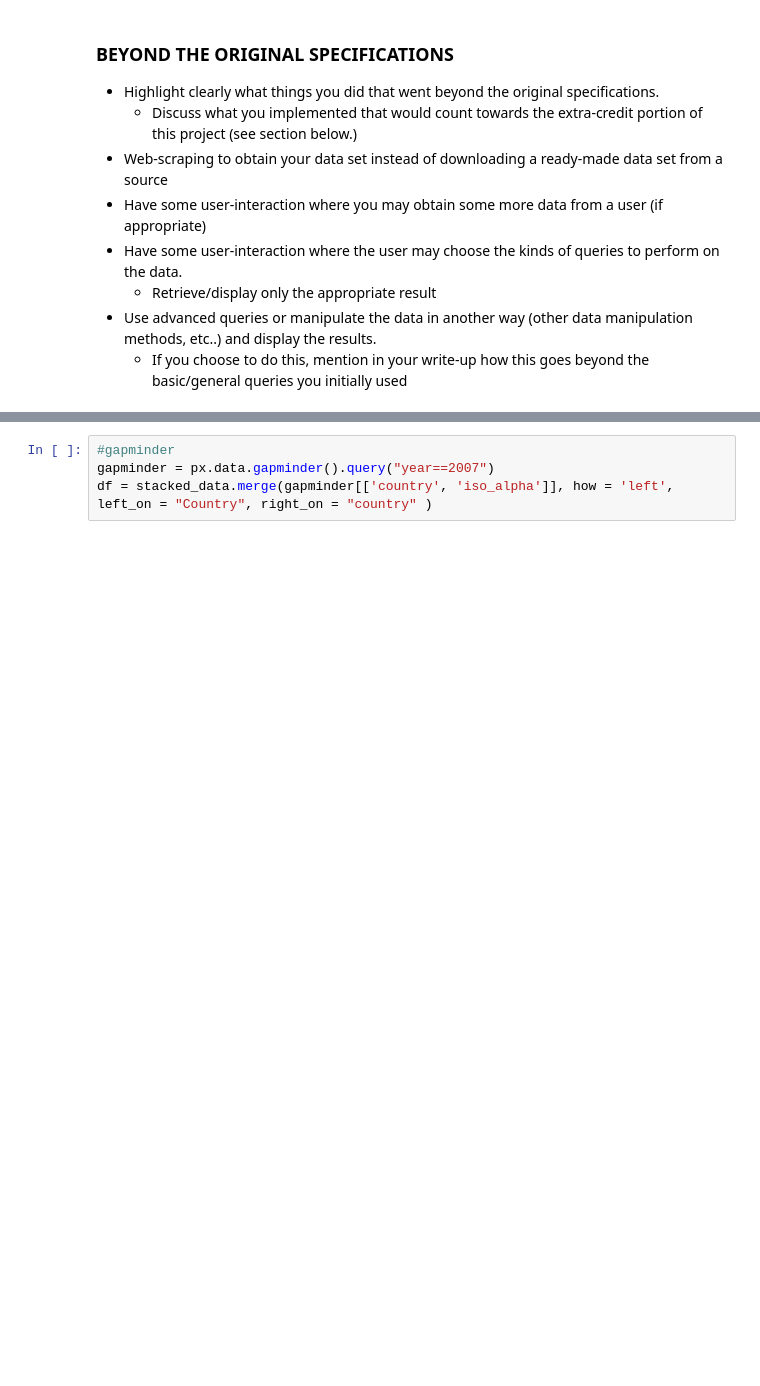
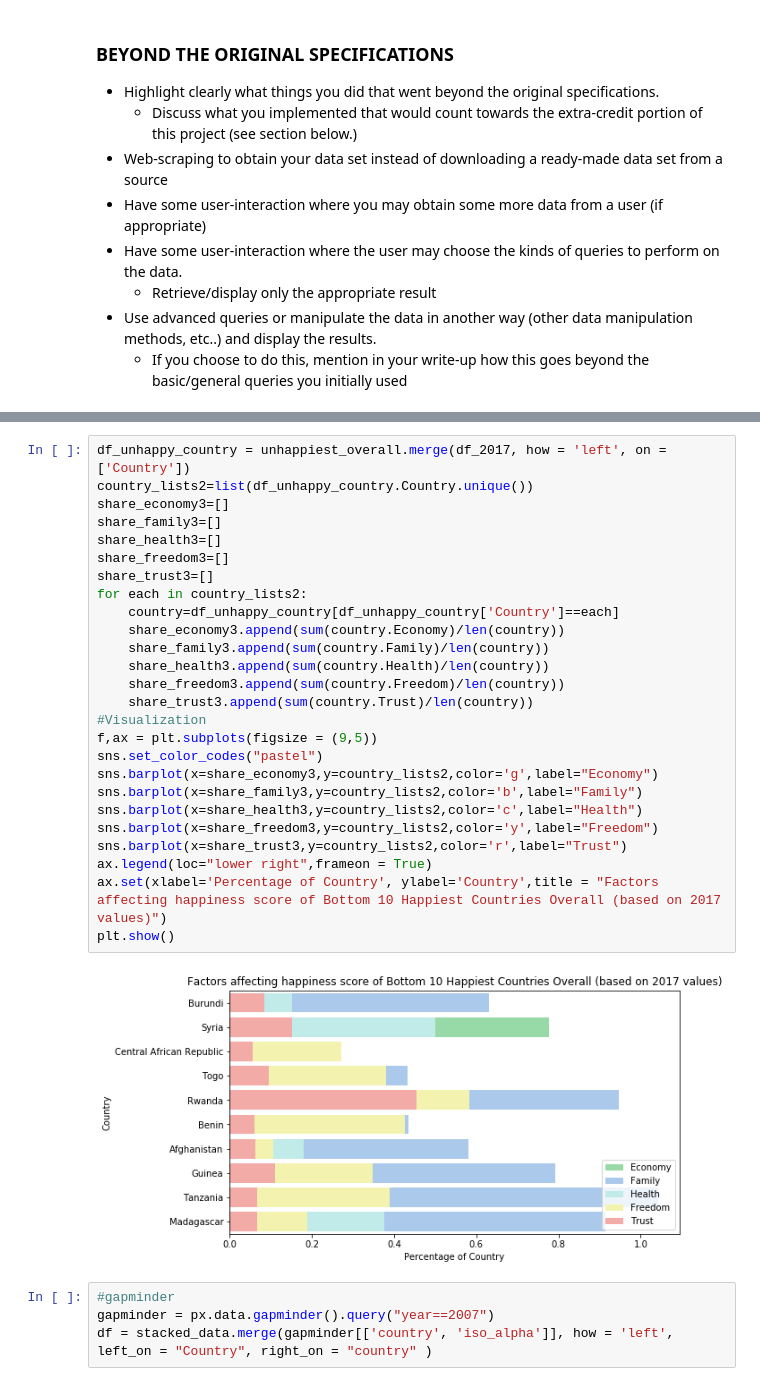
Before and after one commit to jmcarpenter37/HappinessAnalysis, a Jupyter notebook: Code/CS 5010 - Final.ipynb, the cells around one changed output, grey strips where cells are left out. Drawn from its saved outputs; the diff is of its cells as text; blank space fills up the shorter version.

```diff
--- a/Code/CS 5010 - Final.ipynb
+++ b/Code/CS 5010 - Final.ipynb
@@ -348,3 +425,31 @@ plt.show()
+# %%
+df_unhappy_country = unhappiest_overall.merge(df_2017, how = 'left', on = ['Country'])
+country_lists2=list(df_unhappy_country.Country.unique())
+share_economy3=[]
+share_family3=[]
+share_health3=[]
+share_freedom3=[]
+share_trust3=[]
+for each in country_lists2:
+    country=df_unhappy_country[df_unhappy_country['Country']==each]
+    share_economy3.append(sum(country.Economy)/len(country))
+    share_family3.append(sum(country.Family)/len(country))
+    share_health3.append(sum(country.Health)/len(country))
+    share_freedom3.append(sum(country.Freedom)/len(country))
+    share_trust3.append(sum(country.Trust)/len(country))
+#Visualization
+f,ax = plt.subplots(figsize = (9,5))
+sns.set_color_codes("pastel")
+sns.barplot(x=share_economy3,y=country_lists2,color='g',label="Economy")
+sns.barplot(x=share_family3,y=country_lists2,color='b',label="Family")
+sns.barplot(x=share_health3,y=country_lists2,color='c',label="Health")
+sns.barplot(x=share_freedom3,y=country_lists2,color='y',label="Freedom")
+sns.barplot(x=share_trust3,y=country_lists2,color='r',label="Trust")
+ax.legend(loc="lower right",frameon = True)
+ax.set(xlabel='Percentage of Country', ylabel='Country',title = "Factors affecting happiness score of Bottom 10 Happiest Countries Overall (based on 2017 values)")
+plt.show()
+# %% [output]
+[figure, added]
 # %%
 #gapminder
 gapminder = px.data.gapminder().query("year==2007")
```
Also changed, not shown: parts of 4 cells of this notebook.
